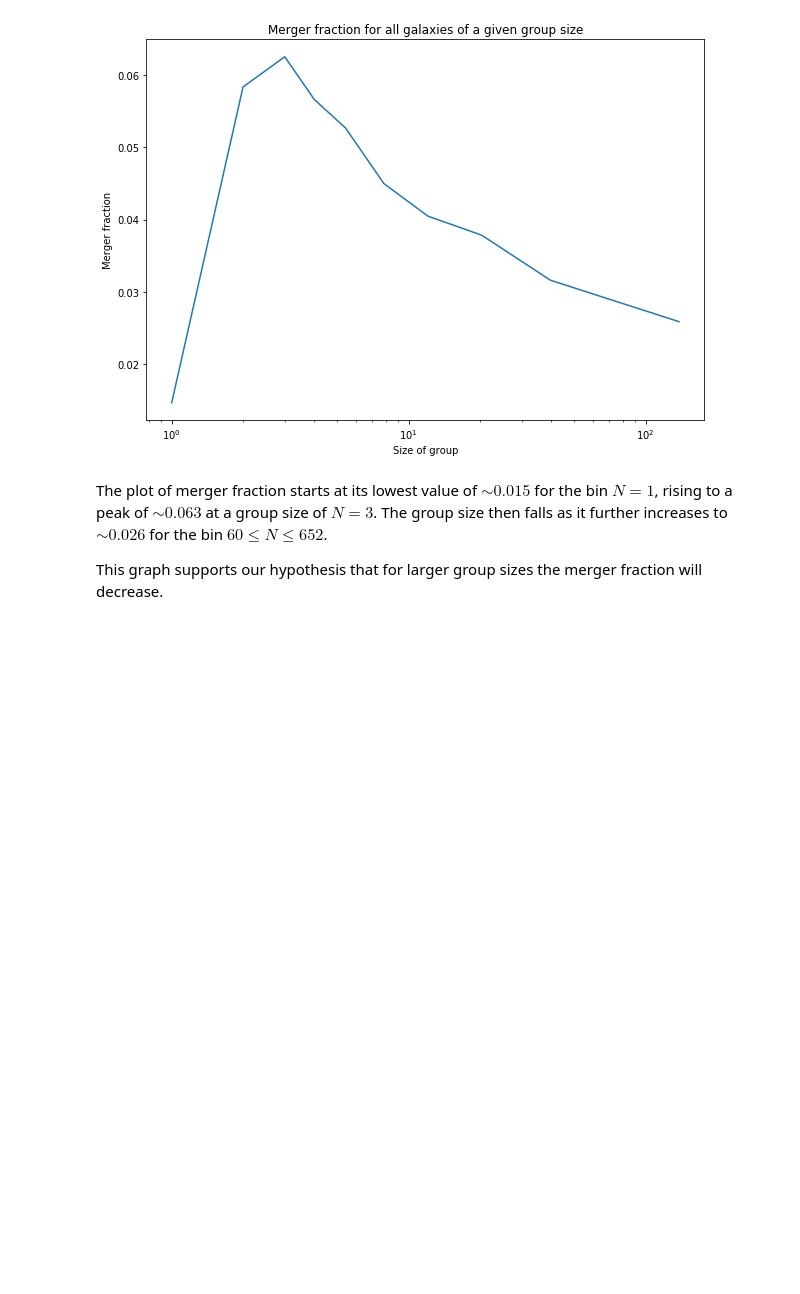
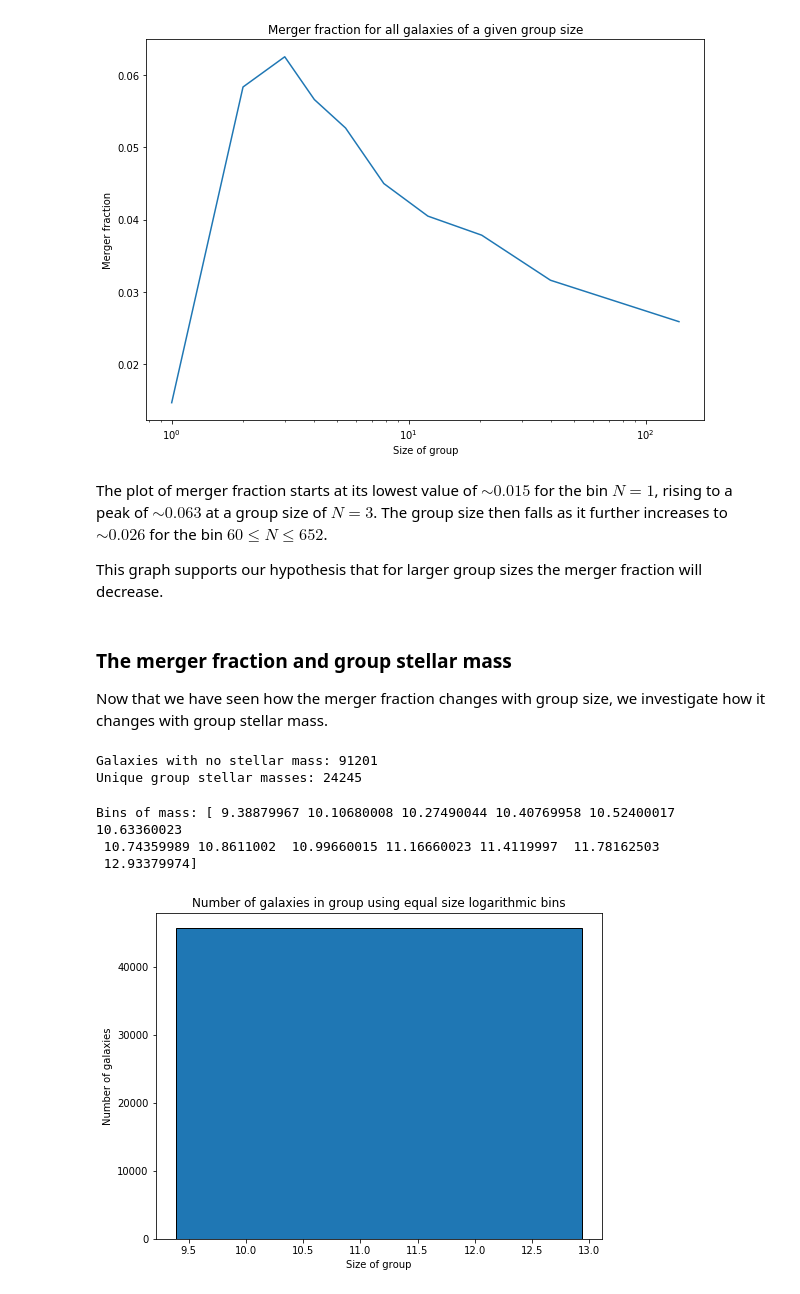
Before and after one commit to tplews98/MPhys_Project, a Jupyter notebook: MT_Week6_Groups.ipynb, the cells around one changed output. Saved outputs shown, nothing was run; the diff lists cells and outputs as text; code cells hidden in the pictures; blank space fills up the shorter version.

Commit message:
GZ1, GZ2, Groups and Mergers

```diff
--- a/MT_Week6_Groups.ipynb
+++ b/MT_Week6_Groups.ipynb
@@ -633,3 +633,32 @@ plt.show()
 The plot of merger fraction starts at its lowest value of $\sim 0.015$ for the bin $N=1$, rising to a peak of $\sim 0.063$ at a group size of $N=3$. The group size then falls as it further increases to $\sim 0.026$ for the bin $60 \leq N \leq 652$.
 
 This graph supports our hypothesis that for larger group sizes the merger fraction will decrease.
+# %% [markdown]
+### The merger fraction and group stellar mass
+Now that we have seen how the merger fraction changes with group size, we investigate how it changes with group stellar mass.
+# %%
+print("Galaxies with no stellar mass: " + str(len(all_data[all_data["group stellar mass"] < 5])))
+print("Unique group stellar masses: " + str(len(all_data_pandas[all_data_pandas["group stellar mass"] > 0]["group stellar mass"].unique())))
+# %% [output]
+Galaxies with no stellar mass: 91201
+Unique group stellar masses: 24245
+# %%
+# Create logarithmic bins of equal size without small groups
+galaxies_with_stellar_mass = all_data[all_data["group stellar mass"] > 0]
+equal_bins_mass = pd.qcut(galaxies_with_stellar_mass["group stellar mass"], q=12, labels=False, retbins=True, duplicates="drop")[1]
+
+print("Bins of mass: " + str(equal_bins_mass))
+# %% [output]
+Bins of mass: [ 9.38879967 10.10680008 10.27490044 10.40769958 10.52400017 10.63360023
+ 10.74359989 10.8611002  10.99660015 11.16660023 11.4119997  11.78162503
+ 12.93379974]
+# %%
+# Plot histogram of group size using logarithmic bins
+plt.figure(figsize=(8,6))
+plt.hist(galaxies_with_stellar_mass["group stellar mass"], bins=equal_bins_mass, edgecolor="black", histtype="stepfilled")
+plt.xlabel("Size of group")
+plt.ylabel("Number of galaxies")
+plt.title("Number of galaxies in group using equal size logarithmic bins")
+plt.show()
+# %% [output]
+[figure, added]
```
Also changed, not shown: parts of 11 cells of this notebook.
